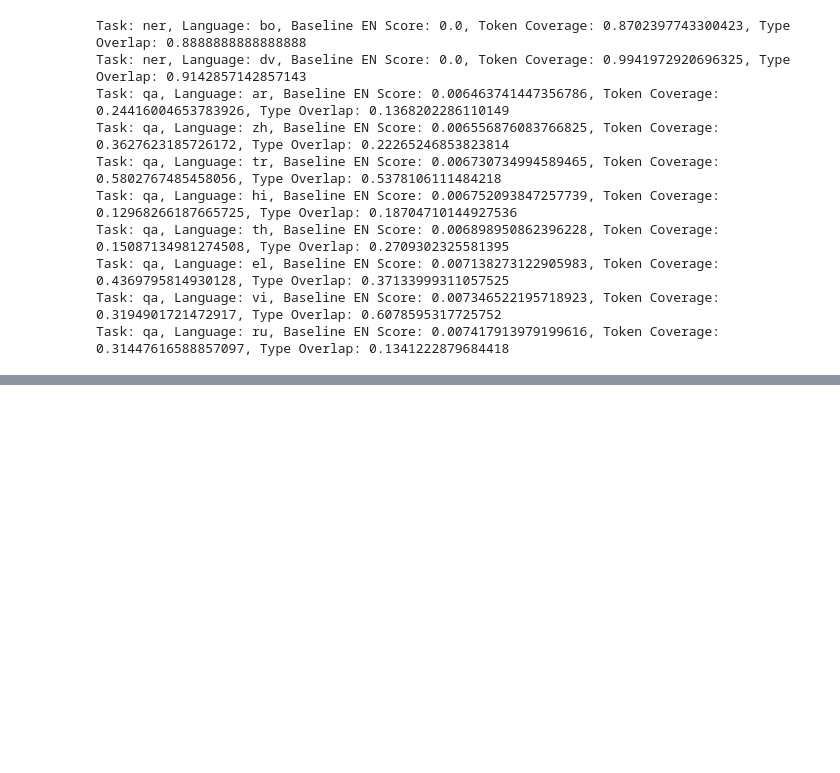
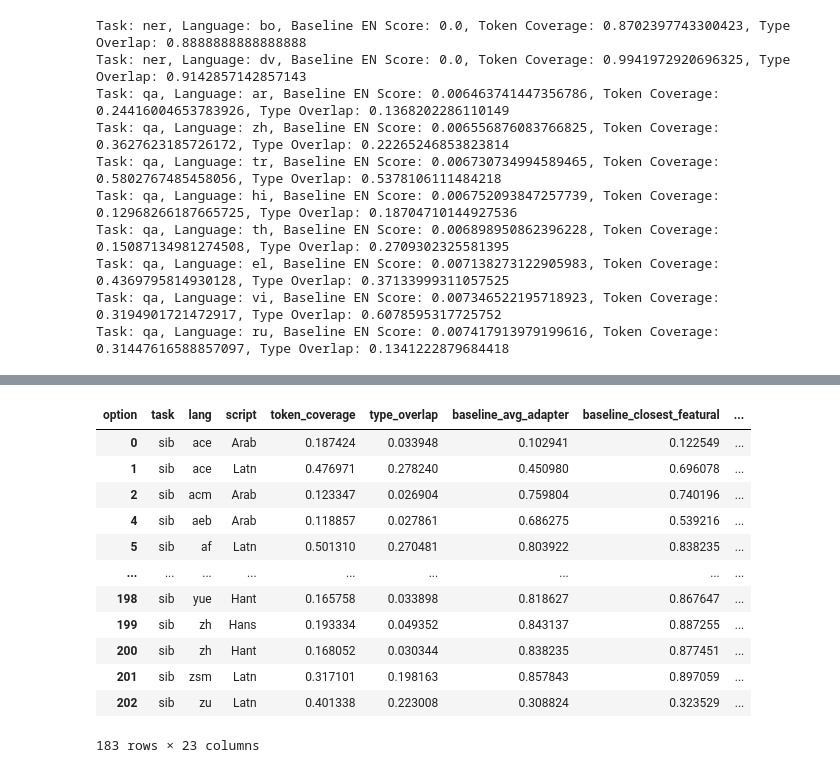
Before and after one commit to stefaccou/TIPA, a Jupyter notebook: analysis/8_Token_overlap.ipynb, the cells around one changed output, grey strips where cells are left out. Drawn from its saved outputs; the diff is of its cells as text; code cells hidden in the pictures; blank space fills up the shorter version.

```diff
--- a/analysis/8_Token_overlap.ipynb
+++ b/analysis/8_Token_overlap.ipynb
@@ -198,3 +199,14 @@ for file in os.listdir("../data/token_overlap"):
             print(f"Error decoding JSON for file: {file}")
         except KeyError:
             print("KeyError:", file)
+# %%
+# token_overlap["sib"] now has form zh_Hans <> zh_Hant
+# we will convert it to a single zh entry with subdict variants for Hans and Hant
+sib_overlap = {}
+for lang_script, values in token_overlap["sib"].items():
+    lang, script = lang_script.split("_")
+    if lang not in sib_overlap:
+        sib_overlap[lang] = {script: values}
+    else:
+        sib_overlap[lang][script] = values
+sib_overlap
@@ -422,18 +508,0 @@ Task: qa, Language: ru, Baseline EN Score: 0.007417913979199616, Token Coverage:
-# %%
-# we start by preparing a dataframe: language, scores (& baselines), true/false labels for xlm inclusion and for adapter availability
-scores_inclusion = ["reconstructed_featural", "finetune", "baseline_en", "baseline_closest_featural", "no_train_gain"]
-data = []
-for task in tasks:
-    for lang_name in scores[task]:
-        if all(col in scores[task][lang_name] for col in scores_inclusion):
-            data.append([task, lang_name] + [scores[task][lang_name][col] for col in scores_inclusion])
-df = pd.DataFrame(data, columns=["task", "lang_name"] + scores_inclusion)
-# we add a column for xlm inclusion and adaper availability
-df["xlm_inclusion"] = df["lang_name"].apply(lambda x: 1 if x in xlm_included_langs else 0)
-df["adapter_availability"] = df["lang_name"].apply(lambda x: 1 if x in existing_adapters else 0)
-df["overall_average"] = df[scores_inclusion].mean(axis=1)
-df["overall_average_exclude"] = df[scores_inclusion].drop(columns=["reconstructed_featural"]).mean(axis=1)
-df["overall_improvement"] = df["reconstructed_featural"] - df["overall_average_exclude"]
-df["madx_improvement"] = df["reconstructed_featural"] - df["baseline_closest_featural"]
-df["train_gain_improvement"] = df["reconstructed_featural"] - df["no_train_gain"]
-df["finetune_improvement"] = df["reconstructed_featural"] - df["finetune"]
@@ -439,0 +576,24 @@ df["finetune_improvement"] = df["reconstructed_featural"] - df["finetune"]
+# %%
+# we transform df: the "option" column values become columns, with the scores as values
+df_wide = df.pivot_table(
+    index=["task", "lang", "script", "token_coverage", "type_overlap"], columns="option", values="score"
+).reset_index()
+# we drop entries with NaN values
+df_wide = df_wide.dropna(
+    subset=["reconstructed_featural", "baseline_en", "finetune", "no_train_gain", "baseline_closest_featural"]
+)
+df_wide
+# %% [output]
+| option | task | lang | script | token_coverage | type_overlap | baseline_avg_adapter | baseline_closest_featural | ... |
+| 0 | sib | ace | Arab | 0.187424 | 0.033948 | 0.102941 | 0.122549 | ... |
+| 1 | sib | ace | Latn | 0.476971 | 0.278240 | 0.450980 | 0.696078 | ... |
+| 2 | sib | acm | Arab | 0.123347 | 0.026904 | 0.759804 | 0.740196 | ... |
+| 4 | sib | aeb | Arab | 0.118857 | 0.027861 | 0.686275 | 0.539216 | ... |
+| 5 | sib | af | Latn | 0.501310 | 0.270481 | 0.803922 | 0.838235 | ... |
+| ... | ... | ... | ... | ... | ... | ... | ... | ... |
+| 198 | sib | yue | Hant | 0.165758 | 0.033898 | 0.818627 | 0.867647 | ... |
+| 199 | sib | zh | Hans | 0.193334 | 0.049352 | 0.843137 | 0.887255 | ... |
+| 200 | sib | zh | Hant | 0.168052 | 0.030344 | 0.838235 | 0.877451 | ... |
+| 201 | sib | zsm | Latn | 0.317101 | 0.198163 | 0.857843 | 0.897059 | ... |
+| 202 | sib | zu | Latn | 0.401338 | 0.223008 | 0.308824 | 0.323529 | ... |
+183 rows × 23 columns
```
Also changed, not shown: parts of 18 cells of this notebook, 40 other files.
